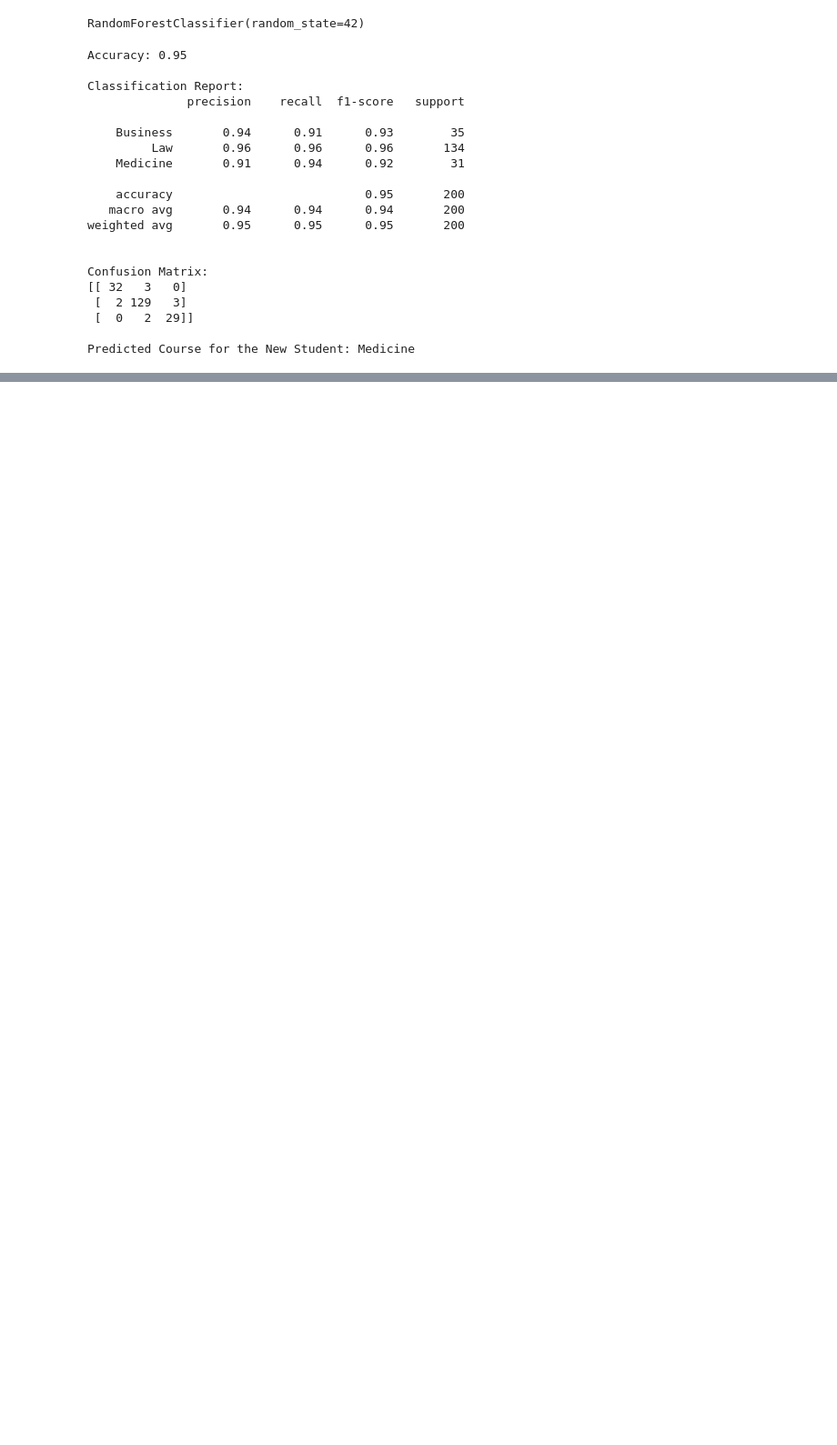
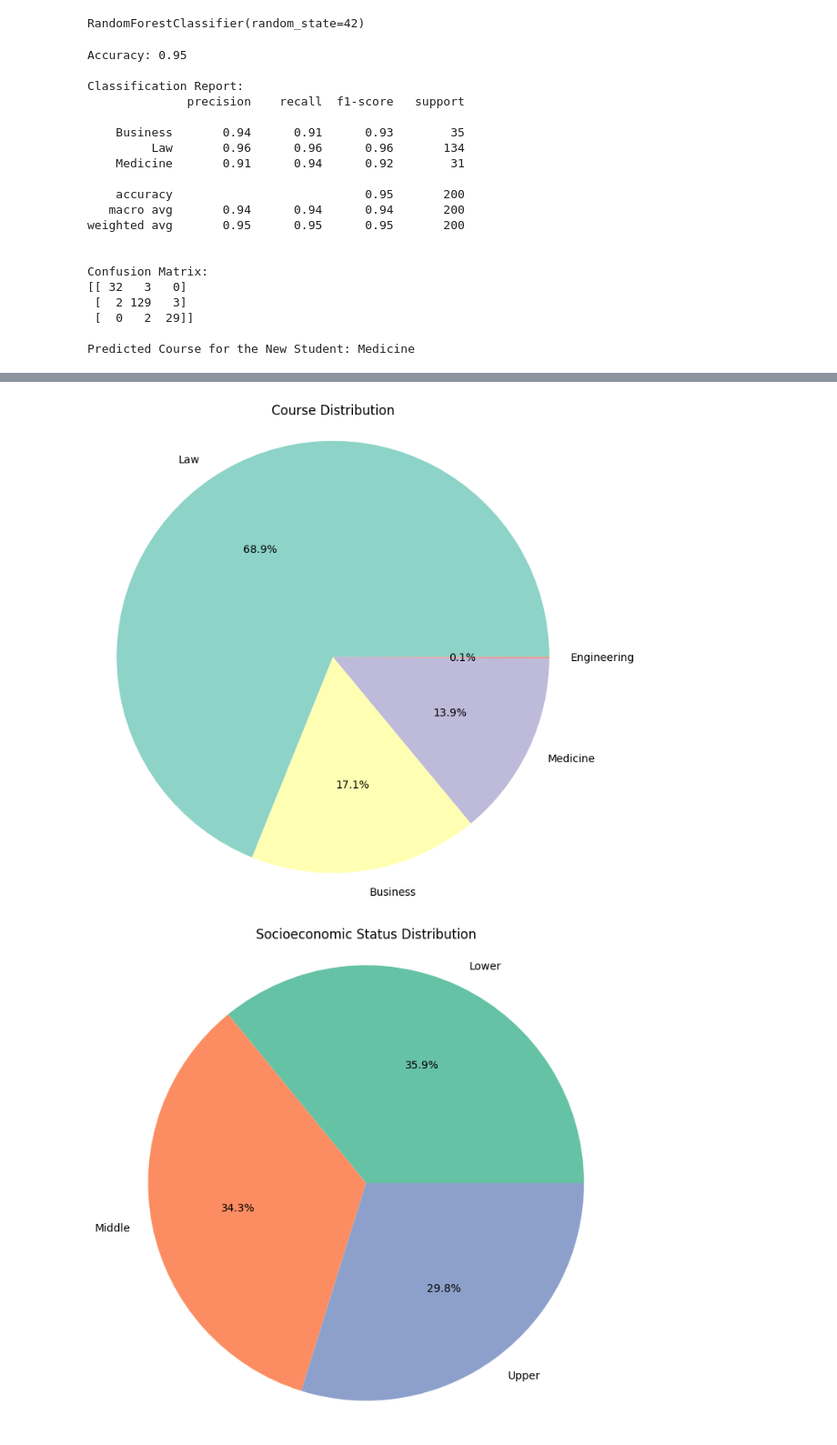
Before and after one commit to MARKMIRUKA/Student-Enroll-Prediction, a Jupyter notebook: student_course_prediction.ipynb, the cells around one changed output, grey strips where cells are left out. Shown at 91% size. Cells and saved outputs as stored; diff of their text form; code cells hidden in the pictures; blank space fills up the shorter version.

```diff
--- a/student_course_prediction.ipynb
+++ b/student_course_prediction.ipynb
@@ -77,0 +162,46 @@ Predicted Course for the New Student: Medicine
+# %%
+import pandas as pd
+import numpy as np
+import seaborn as sns
+import matplotlib.pyplot as plt
+
+# Load the dataset
+df = pd.read_csv('student_enrollment_1000_students.csv')
+
+# Visualizing the distribution of courses using a pie chart
+plt.figure(figsize=(8, 8))
+course_counts = df['Course'].value_counts()
+plt.pie(course_counts, labels=course_counts.index, autopct='%1.1f%%', colors=sns.color_palette('Set3', len(course_counts)))
+plt.title("Course Distribution")
+plt.axis('equal')  # Equal aspect ratio ensures that pie is drawn as a circle.
+plt.show()
+
+# Visualizing the distribution of socioeconomic status using a pie chart
+plt.figure(figsize=(8, 8))
+socioeconomic_status_counts = df['Socioeconomic Status'].value_counts()
+plt.pie(socioeconomic_status_counts, labels=socioeconomic_status_counts.index, autopct='%1.1f%%', colors=sns.color_palette('Set2', len(socioeconomic_status_counts)))
+plt.title("Socioeconomic Status Distribution")
+plt.axis('equal')
+plt.show()
+
+# Visualizing the distribution of parent education status using a pie chart
+plt.figure(figsize=(8, 8))
+parent_education_counts = df['Parent Education Status'].value_counts()
+plt.pie(parent_education_counts, labels=parent_education_counts.index, autopct='%1.1f%%', colors=sns.color_palette('Set1', len(parent_education_counts)))
+plt.title("Parent Education Status Distribution")
+plt.axis('equal')
+plt.show()
+
+
+# Visualizing the distribution of grades in different subjects (Overall Grade as an example)
+plt.figure(figsize=(8, 8))
+grade_bins = ['Below 50', '50-60', '60-70', '70-80', 'Above 80']
+grade_labels = pd.cut(df['Overall Grade'], bins=[0, 50, 60, 70, 80, 100], labels=grade_bins)
+grade_distribution = grade_labels.value_counts()
+plt.pie(grade_distribution, labels=grade_distribution.index, autopct='%1.1f%%', colors=sns.color_palette('Set2', len(grade_distribution)))
+plt.title("Overall Grade Distribution")
+plt.axis('equal')
+plt.show()
+# %% [output]
+[figure, added]
+[figure, added]
```
Also changed, not shown: parts of 3 cells of this notebook.
